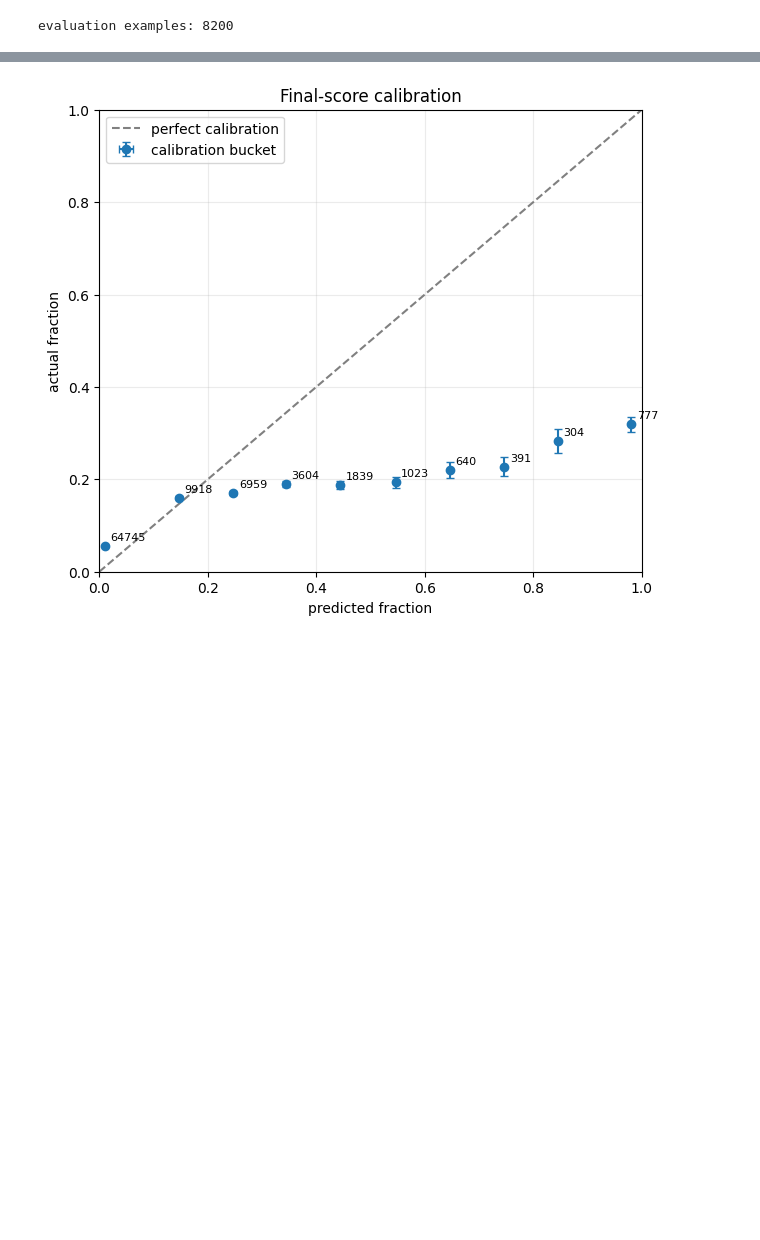
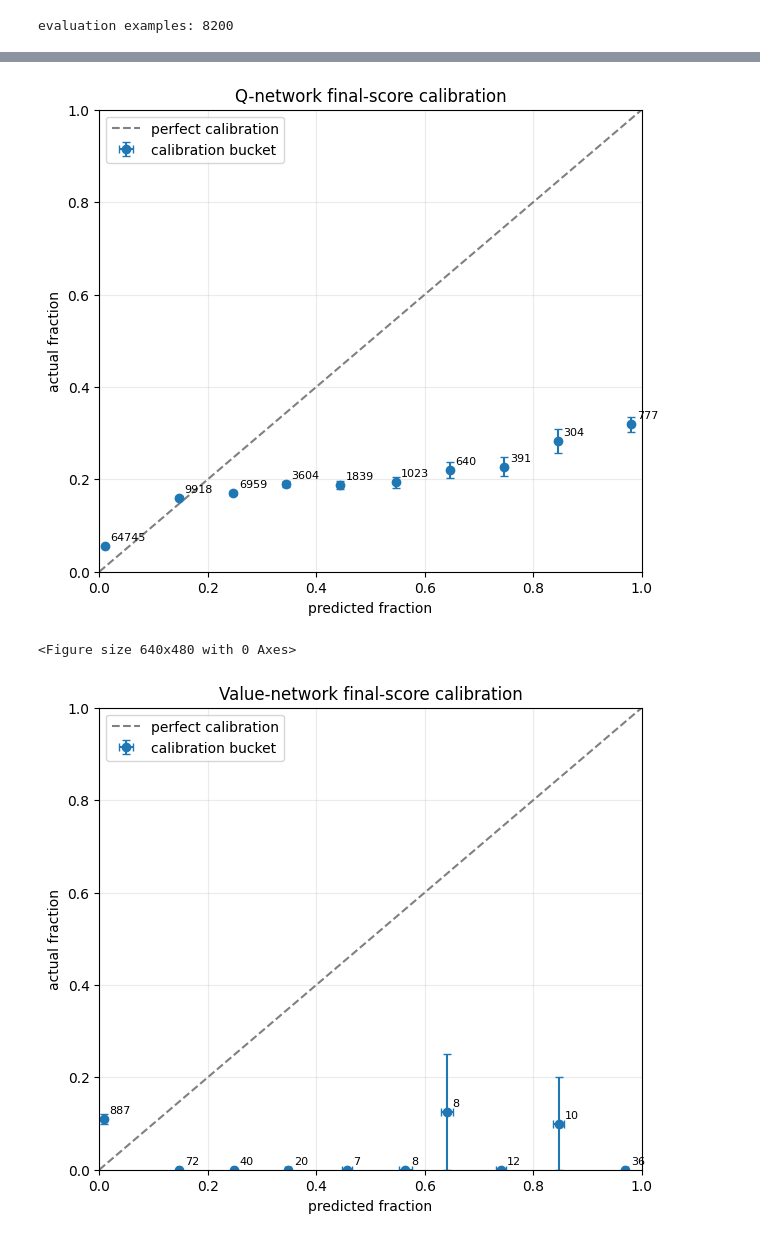
Before and after one commit to kendallzhu/curling, a Jupyter notebook: scratch/calibration_stats_demo.ipynb, the cells around one changed output, grey strips where cells are left out. Drawn from its saved outputs; the diff is of its cells as text; code cells hidden in the pictures; blank space fills up the shorter version.

Commit message:
refactored the stats notebook

```diff
--- a/scratch/calibration_stats_demo.ipynb
+++ b/scratch/calibration_stats_demo.ipynb
@@ -94,16 +69,11 @@ print(f'evaluation examples: {evaluation_data.size()}')
 # %% [output]
 evaluation examples: 8200
 # %%
-prediction_data = stats.create_prediction_dataframe(
-    neural_network,
-    evaluation_data,
-)
-model_stats = stats.compute_stats(
-    prediction_data,
-    seed=2026,
-)
+q_stats = calibration.evaluate_model(q_network, q_evaluation_data, seed=2026)
+value_stats = calibration.evaluate_model(value_network, v_evaluation_data, seed=2026)
 
-print(f'expected-score R²: {model_stats.r_squared.value:.3f} ± {model_stats.r_squared.stderr:.3f}')
-print(f'P(actual score): {model_stats.correct_score_probability.value:.3f} ± {model_stats.correct_score_probability.stderr:.3f}')
-print(f'negative log P(actual): {model_stats.negative_log_probability.value:.3f} ± {model_stats.negative_log_probability.stderr:.3f}')
+print('Q network:')
+stats.print_stats(q_stats)
+print('Value network:')
+stats.print_stats(value_stats)
 # %% [output]
@@ -113,20 +88,9 @@ negative log P(actual): 3.626 ± 0.049
 # %%
-calibration = model_stats.calibration
-predicted = np.array([bucket.predicted_fraction for bucket in calibration])
-observed = np.array([bucket.actual_fraction for bucket in calibration])
-predicted_stderr = np.array([bucket.predicted_stderr for bucket in calibration])
-observed_stderr = np.array([bucket.actual_stderr for bucket in calibration])
-counts = np.array([bucket.count for bucket in calibration])
-
-fig, ax = plt.subplots(figsize=(7, 6))
-nonempty = counts > 0
-ax.errorbar(predicted[nonempty], observed[nonempty], xerr=predicted_stderr[nonempty], yerr=observed_stderr[nonempty], fmt='o', capsize=3, label='calibration bucket')
-ax.plot([0, 1], [0, 1], '--', color='0.5', label='perfect calibration')
-for x, y, n in zip(predicted[nonempty], observed[nonempty], counts[nonempty]):
-    ax.annotate(str(n), (x, y), xytext=(4, 4), textcoords='offset points', fontsize=8)
-ax.set(xlim=(0, 1), ylim=(0, 1), xlabel='predicted fraction', ylabel='actual fraction', title='Final-score calibration')
-ax.grid(alpha=0.25)
-ax.legend()
+calibration.plot_calibration(q_stats, 'Q-network final-score calibration')
+plt.figure()
+calibration.plot_calibration(value_stats, 'Value-network final-score calibration')
 plt.show()
 # %% [output]
-[figure, old version]
+[figure, new version]
+<Figure size 640x480 with 0 Axes>
+[figure, added]
```
Also changed, not shown: parts of 6 cells of this notebook, 5 other files.
